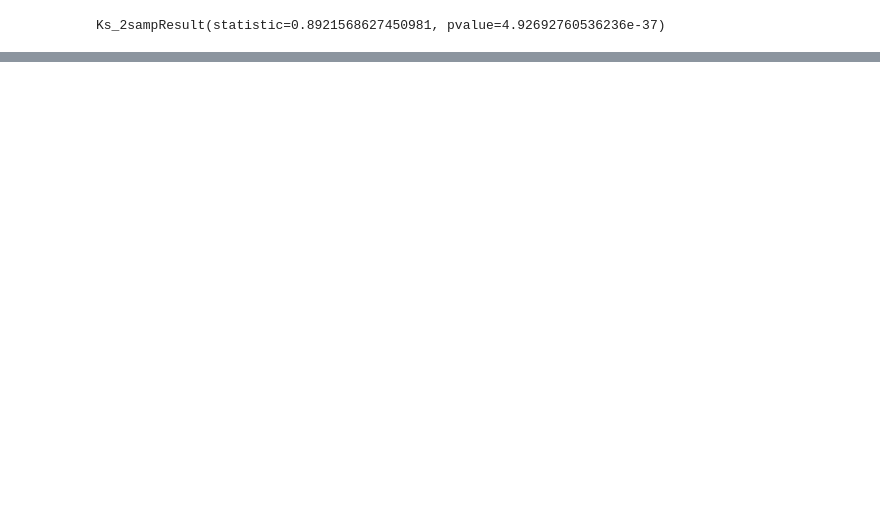
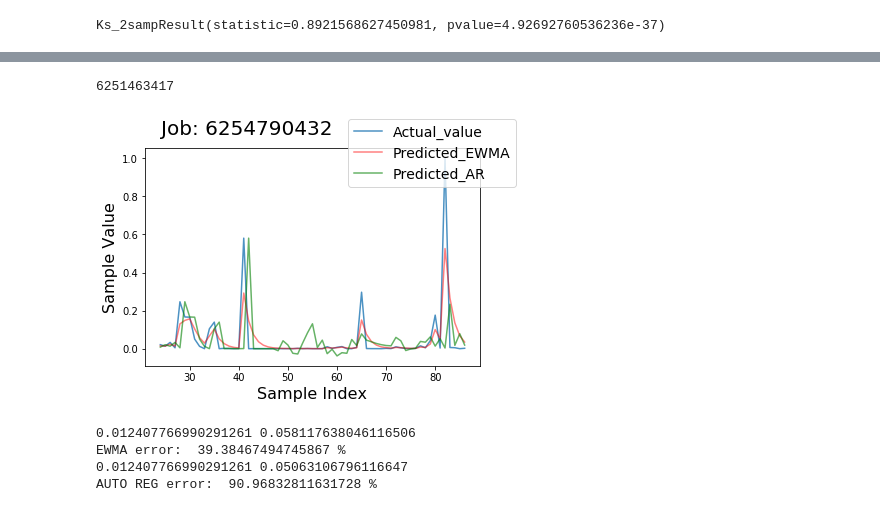
Before and after one commit to faizaan09/google-trace-analysis, a Jupyter notebook: IO usage vs Lifetime.ipynb, the cells around one changed output, grey strips where cells are left out. Cells and saved outputs as stored; diff of their text form; code cells hidden in the pictures; blank space fills up the shorter version.

```diff
--- a/IO usage vs Lifetime.ipynb
+++ b/IO usage vs Lifetime.ipynb
@@ -383,3 +446,11 @@ val =stats.ks_2samp(vec, newList)
 val
 # %% [output]
 Ks_2sampResult(statistic=0.8921568627450981, pvalue=4.92692760536236e-37)
+# %%
+jobids = final_df.index.get_level_values(0).unique()
+print(len(jobids))
+for j in jobids:
+    small_df = final_df[final_df.index == j]
+    if small_df.shape[0] < 100:
+        final_df.drop(j, axis =0, inplace = True)
+final_df
@@ -385,0 +504,22 @@ Ks_2sampResult(statistic=0.8921568627450981, pvalue=4.92692760536236e-37)
+# %%
+dataset_1 = pd.DataFrame()
+dataset_2 = pd.DataFrame()
+jobids = final_df.index.get_level_values(0).unique()
+i=0
+for j in jobids:
+    small_df = final_df[final_df.index == j]
+    if small_df.shape[0] >= 100 and small_df.shape[0] < 200:
+        i=i+1
+        if i==1:
+            dataset_1=dataset_1.append(small_df)
+        if i==2:
+            dataset_2=dataset_2.append(small_df)
+            print(j)
+        if i>=3:
+            break
+dataset_1 = dataset_1[dataset_1['mean_io']!=0]
+dataset_2 = dataset_2[dataset_2['mean_io']!=0]
+# print(dataset_1)
+# print(dataset_2)
+# %% [output]
+6251463417
@@ -385,0 +624,9 @@ Ks_2sampResult(statistic=0.8921568627450981, pvalue=4.92692760536236e-37)
+# %%
+# calcTimeSeries(np.array(dataset_1['mean_io'].tolist()))
+calcTimeSeries(np.array(dataset_2['mean_io'].tolist()))
+# %% [output]
+[figure, added]
+0.012407766990291261 0.058117638046116506
+EWMA error:  39.38467494745867 %
+0.012407766990291261 0.05063106796116647
+AUTO REG error:  90.96832811631728 %
```
Also changed, not shown: parts of 13 cells of this notebook.
